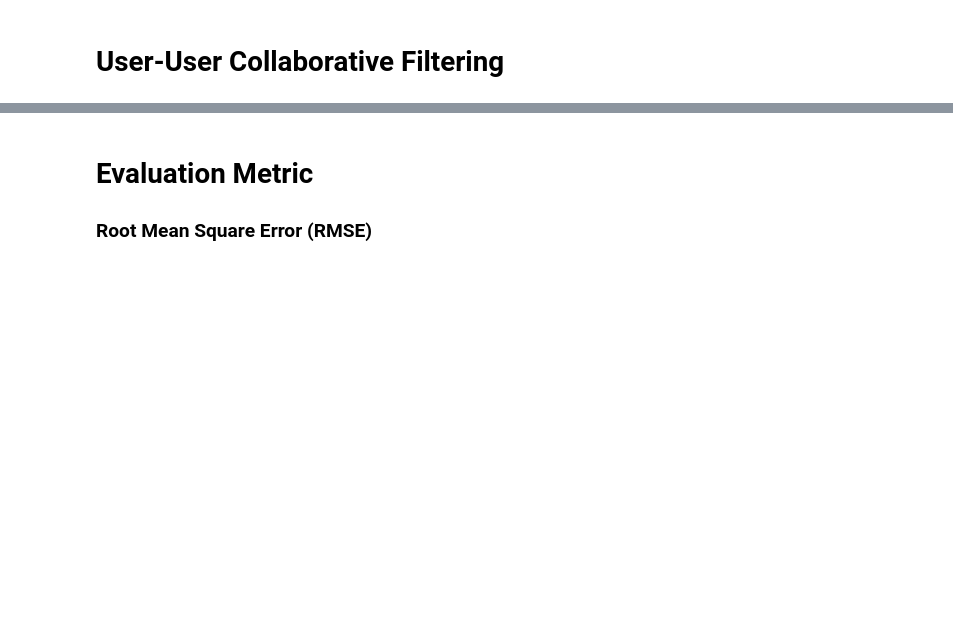
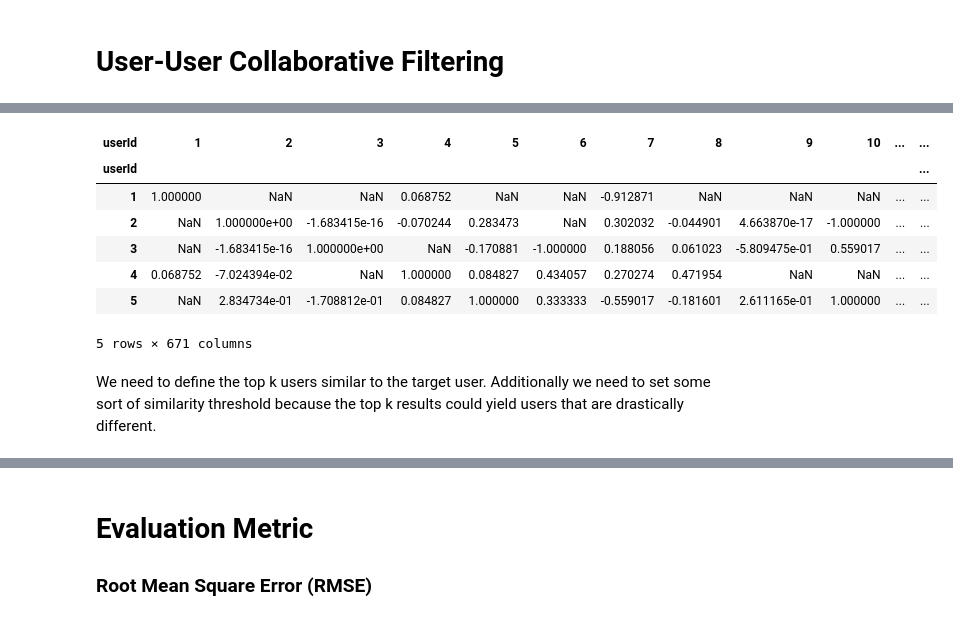
Before and after one commit to zhikaichen99/RecommenderSystems, a Jupyter notebook: collaborative-filtering.ipynb, the cells around one changed output, grey strips where cells are left out. Drawn from its saved outputs; the diff is of its cells as text; code cells hidden in the pictures; blank space fills up the shorter version.

Commit message:
implemented user-based collaborative filtering

```diff
--- a/collaborative-filtering.ipynb
+++ b/collaborative-filtering.ipynb
@@ -133,0 +135,14 @@ def pearson_similarity(user1, user2):
+# %%
+user_similarity = userRatings.T.corr()
+user_similarity.head()
+# %% [output]
+| userId | 1 | 2 | 3 | 4 | 5 | 6 | 7 | 8 | 9 | 10 | ... | ... |
+| userId |  |  |  |  |  |  |  |  |  |  |  | ... |
+| 1 | 1.000000 | NaN | NaN | 0.068752 | NaN | NaN | -0.912871 | NaN | NaN | NaN | ... | ... |
+| 2 | NaN | 1.000000e+00 | -1.683415e-16 | -0.070244 | 0.283473 | NaN | 0.302032 | -0.044901 | 4.663870e-17 | -1.000000 | ... | ... |
+| 3 | NaN | -1.683415e-16 | 1.000000e+00 | NaN | -0.170881 | -1.000000 | 0.188056 | 0.061023 | -5.809475e-01 | 0.559017 | ... | ... |
+| 4 | 0.068752 | -7.024394e-02 | NaN | 1.000000 | 0.084827 | 0.434057 | 0.270274 | 0.471954 | NaN | NaN | ... | ... |
+| 5 | NaN | 2.834734e-01 | -1.708812e-01 | 0.084827 | 1.000000 | 0.333333 | -0.559017 | -0.181601 | 2.611165e-01 | 1.000000 | ... | ... |
+5 rows × 671 columns
+# %% [markdown]
+We need to define the top k users similar to the target user. Additionally we need to set some sort of similarity threshold because the top k results could yield users that are drastically different.
```
Also changed, not shown: parts of 18 cells of this notebook.
